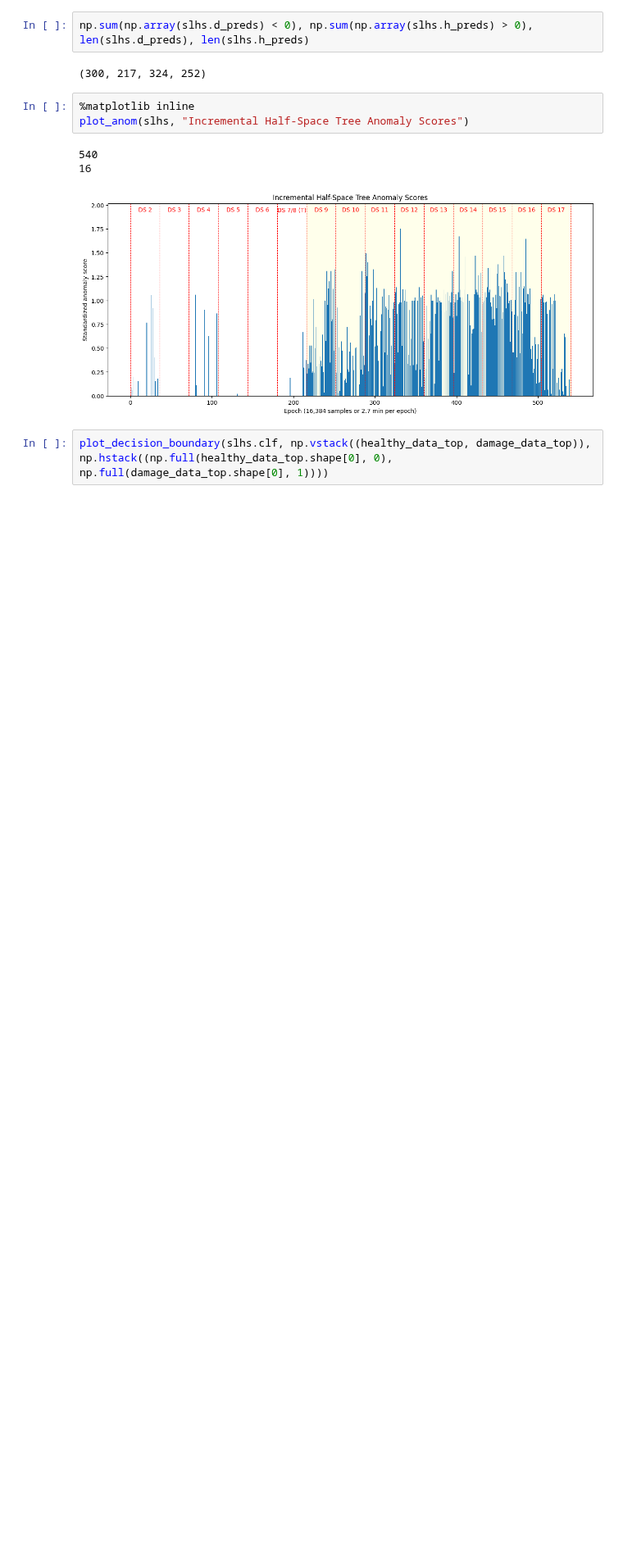
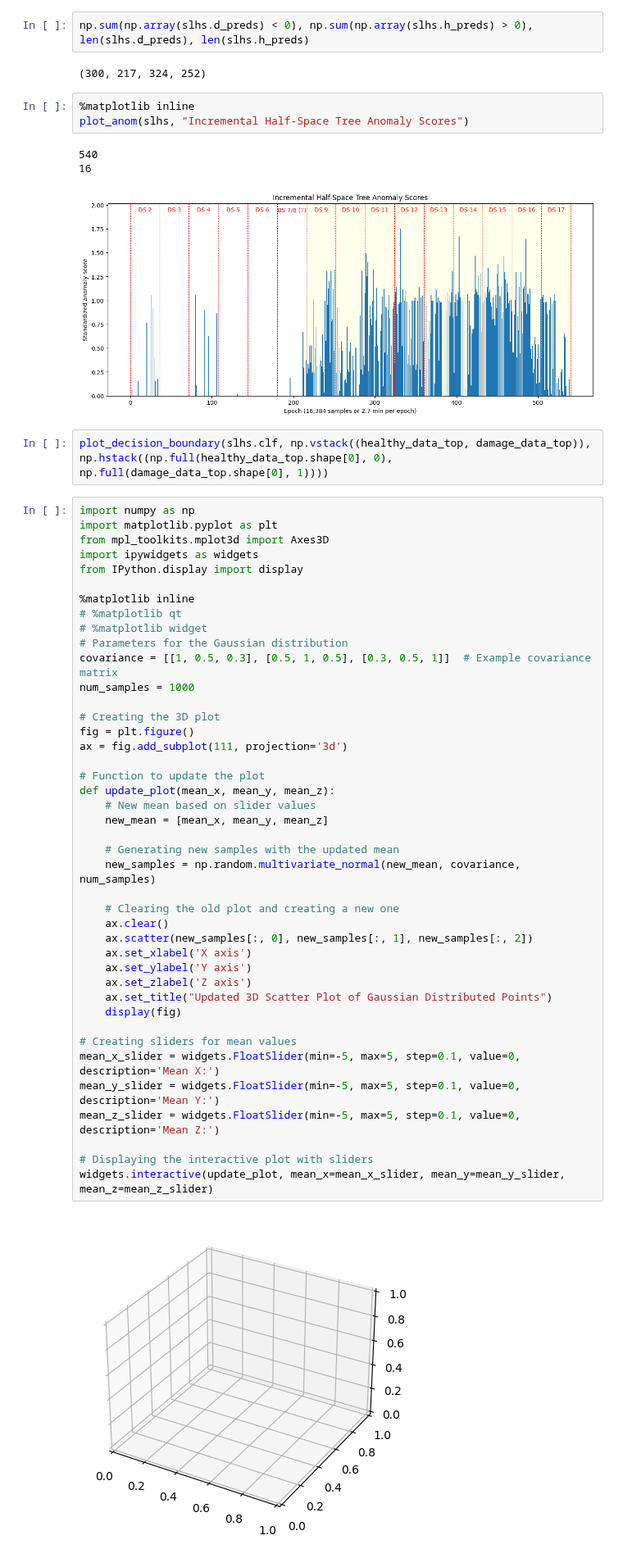
Before and after one commit to AmroAbdrabo/application-of-online-anomaly-detection-using-one-class-classification-to-z24, a Jupyter notebook: Chapter3-ActiveLearning/Streaming-AL/River/river_experiments_occ.ipynb, the cells around one changed output. Shown at 82% size. Drawn from its saved outputs; the diff is of its cells as text; blank space fills up the shorter version.

```diff
--- a/Chapter3-ActiveLearning/Streaming-AL/River/river_experiments_occ.ipynb
+++ b/Chapter3-ActiveLearning/Streaming-AL/River/river_experiments_occ.ipynb
@@ -868,3 +885,47 @@ plot_anom(slhs, "Incremental Half-Space Tree Anomaly Scores")
 [figure]
 # %%
 plot_decision_boundary(slhs.clf, np.vstack((healthy_data_top, damage_data_top)), np.hstack((np.full(healthy_data_top.shape[0], 0), np.full(damage_data_top.shape[0], 1))))
+# %%
+import numpy as np
+import matplotlib.pyplot as plt
+from mpl_toolkits.mplot3d import Axes3D
+import ipywidgets as widgets
+from IPython.display import display
+
+%matplotlib inline
+# %matplotlib qt
+# %matplotlib widget
+# Parameters for the Gaussian distribution
+covariance = [[1, 0.5, 0.3], [0.5, 1, 0.5], [0.3, 0.5, 1]]  # Example covariance matrix
+num_samples = 1000
+
+# Creating the 3D plot
+fig = plt.figure()
+ax = fig.add_subplot(111, projection='3d')
+
+# Function to update the plot
+def update_plot(mean_x, mean_y, mean_z):
+    # New mean based on slider values
+    new_mean = [mean_x, mean_y, mean_z]
+
+    # Generating new samples with the updated mean
+    new_samples = np.random.multivariate_normal(new_mean, covariance, num_samples)
+
+    # Clearing the old plot and creating a new one
+    ax.clear()
+    ax.scatter(new_samples[:, 0], new_samples[:, 1], new_samples[:, 2])
+    ax.set_xlabel('X axis')
+    ax.set_ylabel('Y axis')
+    ax.set_zlabel('Z axis')
+    ax.set_title("Updated 3D Scatter Plot of Gaussian Distributed Points")
+    display(fig)
+
+# Creating sliders for mean values
+mean_x_slider = widgets.FloatSlider(min=-5, max=5, step=0.1, value=0, description='Mean X:')
+mean_y_slider = widgets.FloatSlider(min=-5, max=5, step=0.1, value=0, description='Mean Y:')
+mean_z_slider = widgets.FloatSlider(min=-5, max=5, step=0.1, value=0, description='Mean Z:')
+
+# Displaying the interactive plot with sliders
+widgets.interactive(update_plot, mean_x=mean_x_slider, mean_y=mean_y_slider, mean_z=mean_z_slider)
+# %% [output]
+[figure, added]
```
Also changed, not shown: parts of 7 cells of this notebook.
